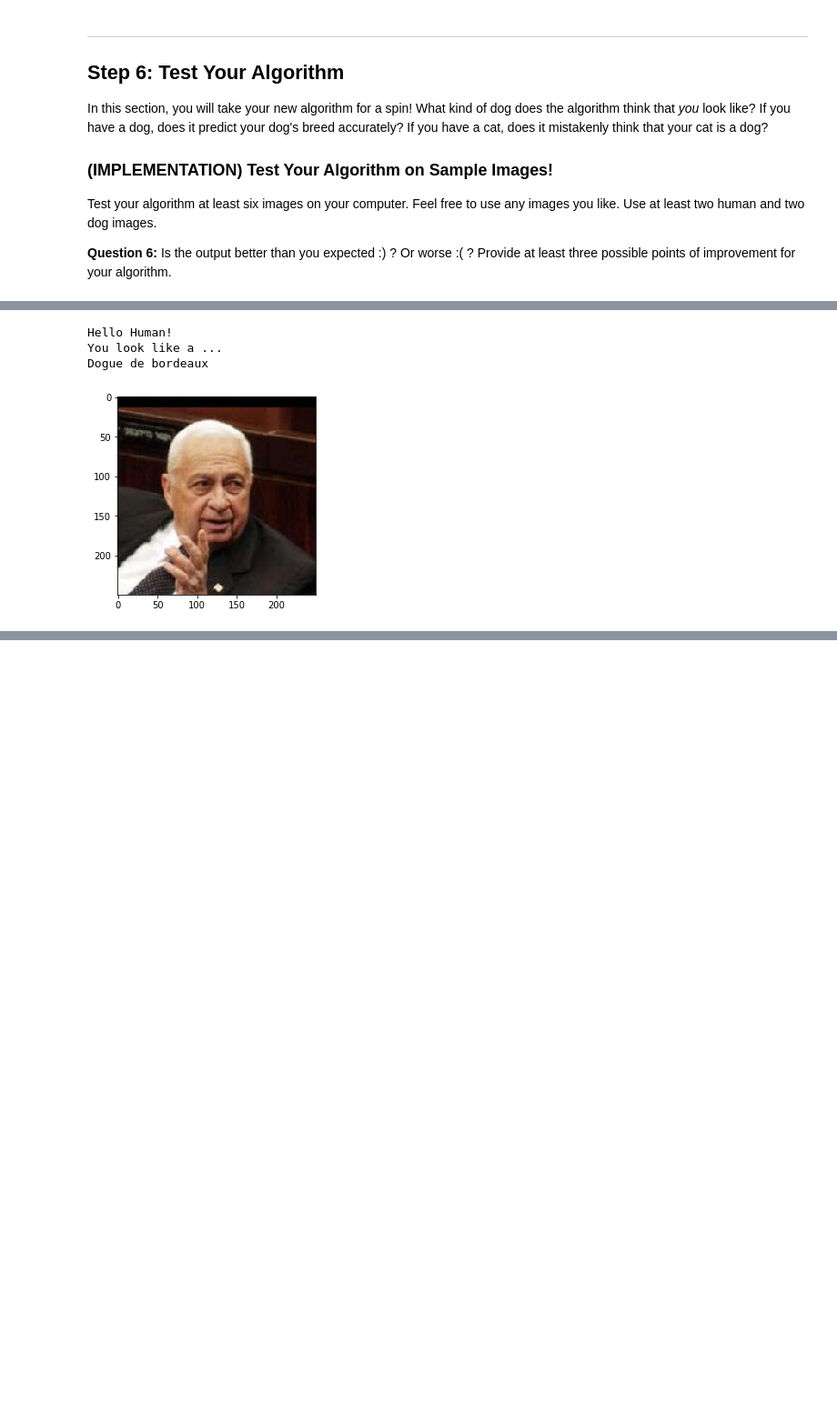
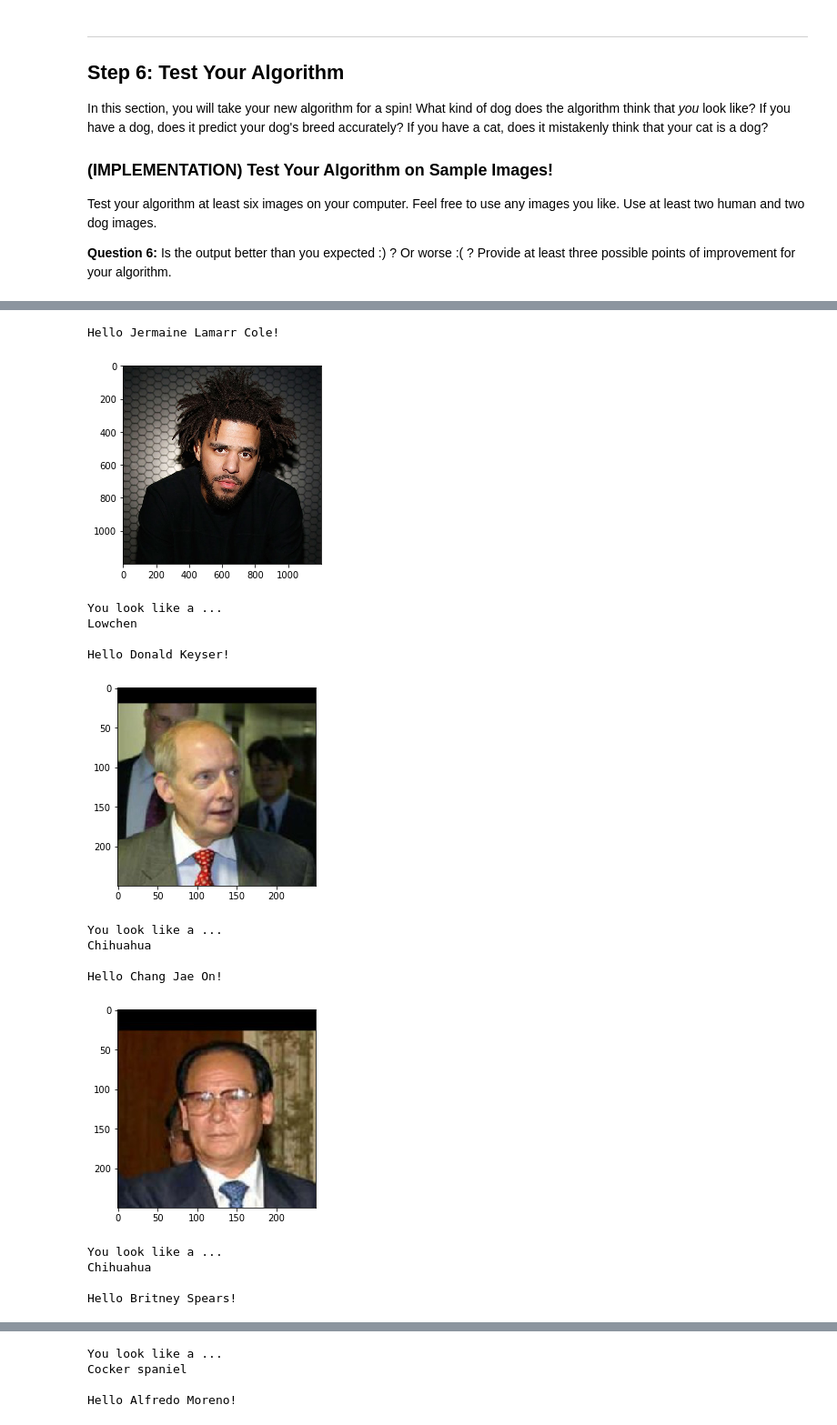
Before and after one commit to xurror/dog_breed_classifier, a Jupyter notebook: dog_app.ipynb, the cells around one changed output, grey strips where cells are left out. Shown at 91% size. Drawn from its saved outputs; the diff is of its cells as text; code cells hidden in the pictures; blank space fills up the shorter version.

Commit message:
added some more tests for both humans and dogs and answered some question 6

```diff
--- a/dog_app.ipynb
+++ b/dog_app.ipynb
@@ -408,7 +409,6 @@ class Net(nn.Module):
 model_scratch = Net()
 
 # move tensors to GPU if CUDA is available
-use_cuda = False
 if use_cuda:
     model_scratch.cuda()
 # %% [markdown]
@@ -769,13 +770,23 @@ Some sample output for our algorithm is provided below, but feel free to design
 # %%
 ### TODO: Write your algorithm.
 ### Feel free to use as many code cells as needed.
+import matplotlib.pyplot as plt
+import time
+%matplotlib inline
 
 def run_app(img_path):
     ## handle cases for a human face, dog, and neither
-    identity = "Hello Human!"
+    label = img_path.split('/')[2].replace("_", " ").split('.')[0]
+    identity = None
 
-    if dog_detector(img_path):
+    if face_detector(img_path) and not dog_detector(img_path):
+        identity = "Hello "+ label +"!"
+    elif dog_detector(img_path) and not face_detector(img_path):
         identity = "Hey Doggy!"
+    elif dog_detector(img_path) and face_detector(img_path):
+        identity = "Hey hybrid dog-human or human-dog!"
+    elif not (dog_detector(img_path) and face_detector(img_path)):
+        identity = "Hey you prolly an alien but,!"
 
     print(identity)
     class_name = predict_breed_transfer(img_path)
@@ -783,8 +794,9 @@ def run_app(img_path):
     img = cv2.imread(img_path)
     img = cv2.cvtColor(img, cv2.COLOR_BGR2RGB)
     plt.imshow(img)
+    plt.show()
 
-    print(f"You look like a ...\n{class_name}\n\n")
+    print(f"You look like a ...\n{class_name}\n")
 # %% [markdown]
 ---
 <a id='step6'></a>
@@ -802,14 +820,35 @@ __Answer:__ (Three possible points for improvement)
 # %%
 ## TODO: Execute your algorithm from Step 6 on
 ## at least 6 images on your computer.
 ## Feel free to use as many code cells as needed.
+from random import randint
+from random import shuffle
 
 ## suggested code, below
-#for file in np.hstack((human_files[:3], dog_files[:3])):
- #   run_app(file)
-run_app(human_files[5])
+test_human_files = np.array(glob("test_me/humans/*"))
+test_dog_files = np.array(glob("test_me/dogs/*"))
+#print(human_files[0].split('/')[2].replace("_", " ").split('.')[0])
+
+sequence = [i for i in range(10)]
+shuffle(sequence)
+
+# Test humans
+for i in sequence:
+    run_app(test_human_files[i])
 # %% [output]
-Hello Human!
-You look like a ...
-Dogue de bordeaux
+Hello Jermaine Lamarr Cole!
-[figure, old version]
+[figure, new version]
+You look like a ...
+Lowchen
+
+Hello Donald Keyser!
+[figure, added]
+You look like a ...
+Chihuahua
+
+Hello Chang Jae On!
+[figure, added]
+You look like a ...
+Chihuahua
+
+Hello Britney Spears!
@@ -815,0 +856,4 @@ Dogue de bordeaux
+You look like a ...
+Cocker spaniel
+
+Hello Alfredo Moreno!
```
Also changed, not shown: parts of 11 cells of this notebook, 1 other file.
